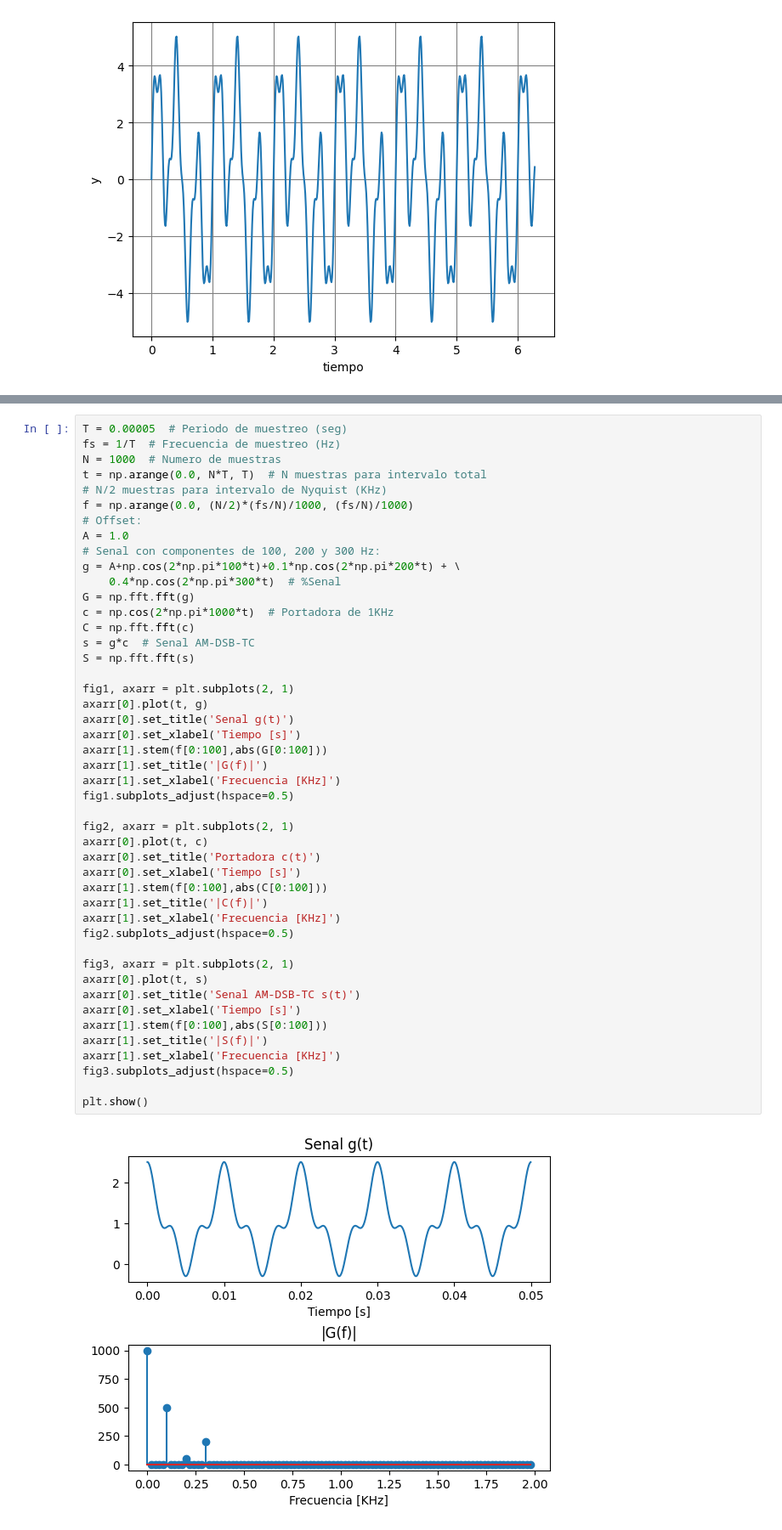
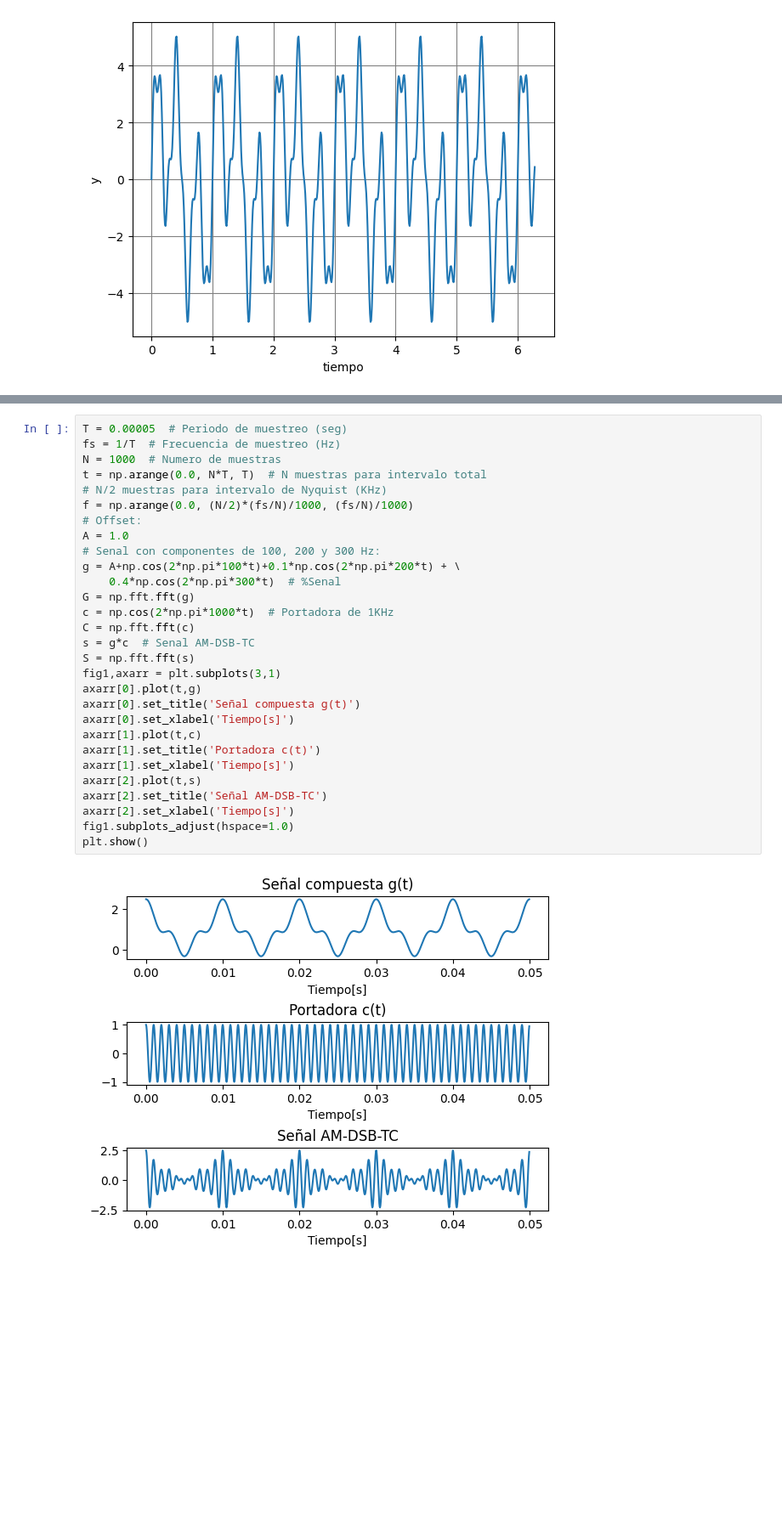
Before and after one commit to JorgeIsur/Laboratorio7Lerma, a Jupyter notebook: laboratorio7.ipynb, the cells around one changed output, grey strips where cells are left out. Shown at 85% size. Saved outputs shown, nothing was run; the diff lists cells and outputs as text; blank space fills up the shorter version.

```diff
--- a/laboratorio7.ipynb
+++ b/laboratorio7.ipynb
@@ -194,48 +214,31 @@ A continuación se mostrará el proceso de modulación en amplitud (dual side ba
 # %%
 T = 0.00005  # Periodo de muestreo (seg)
 fs = 1/T  # Frecuencia de muestreo (Hz)
 N = 1000  # Numero de muestras
 t = np.arange(0.0, N*T, T)  # N muestras para intervalo total
 # N/2 muestras para intervalo de Nyquist (KHz)
 f = np.arange(0.0, (N/2)*(fs/N)/1000, (fs/N)/1000)
 # Offset:
 A = 1.0
 # Senal con componentes de 100, 200 y 300 Hz:
 g = A+np.cos(2*np.pi*100*t)+0.1*np.cos(2*np.pi*200*t) + \
     0.4*np.cos(2*np.pi*300*t)  # %Senal
 G = np.fft.fft(g)
 c = np.cos(2*np.pi*1000*t)  # Portadora de 1KHz
 C = np.fft.fft(c)
 s = g*c  # Senal AM-DSB-TC
 S = np.fft.fft(s)
-
-fig1, axarr = plt.subplots(2, 1)
-axarr[0].plot(t, g)
-axarr[0].set_title('Senal g(t)')
-axarr[0].set_xlabel('Tiempo [s]')
-axarr[1].stem(f[0:100],abs(G[0:100]))
-axarr[1].set_title('|G(f)|')
-axarr[1].set_xlabel('Frecuencia [KHz]')
-fig1.subplots_adjust(hspace=0.5)
-
-fig2, axarr = plt.subplots(2, 1)
-axarr[0].plot(t, c)
-axarr[0].set_title('Portadora c(t)')
-axarr[0].set_xlabel('Tiempo [s]')
-axarr[1].stem(f[0:100],abs(C[0:100]))
-axarr[1].set_title('|C(f)|')
-axarr[1].set_xlabel('Frecuencia [KHz]')
-fig2.subplots_adjust(hspace=0.5)
-
-fig3, axarr = plt.subplots(2, 1)
-axarr[0].plot(t, s)
-axarr[0].set_title('Senal AM-DSB-TC s(t)')
-axarr[0].set_xlabel('Tiempo [s]')
-axarr[1].stem(f[0:100],abs(S[0:100]))
-axarr[1].set_title('|S(f)|')
-axarr[1].set_xlabel('Frecuencia [KHz]')
-fig3.subplots_adjust(hspace=0.5)
-
+fig1,axarr = plt.subplots(3,1)
+axarr[0].plot(t,g)
+axarr[0].set_title('Señal compuesta g(t)')
+axarr[0].set_xlabel('Tiempo[s]')
+axarr[1].plot(t,c)
+axarr[1].set_title('Portadora c(t)')
+axarr[1].set_xlabel('Tiempo[s]')
+axarr[2].plot(t,s)
+axarr[2].set_title('Señal AM-DSB-TC')
+axarr[2].set_xlabel('Tiempo[s]')
+fig1.subplots_adjust(hspace=1.0)
 plt.show()
 # %% [output]
-[figure, old version]
+[figure, new version]
```
Also changed, not shown: parts of 8 cells of this notebook.
